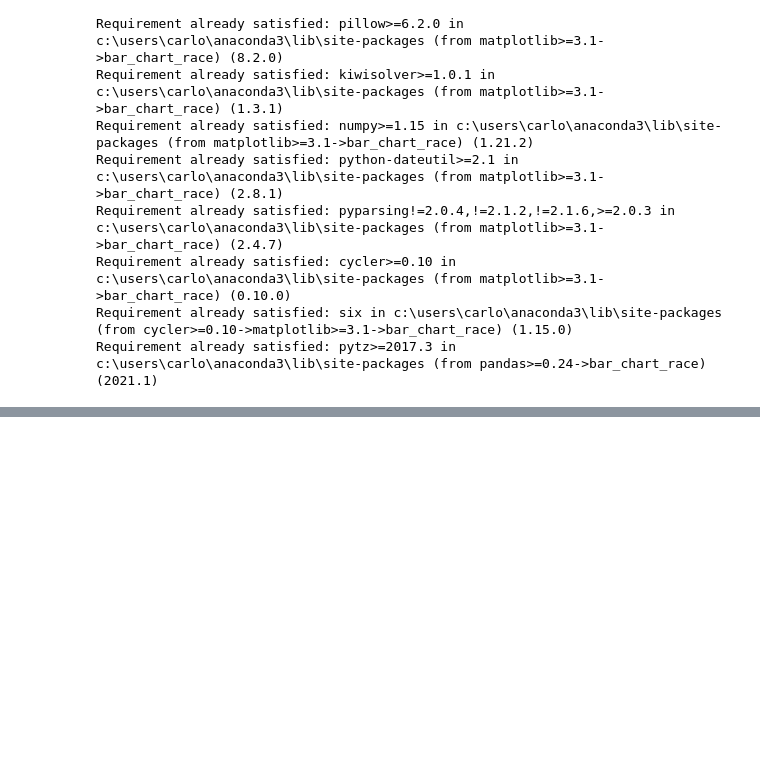
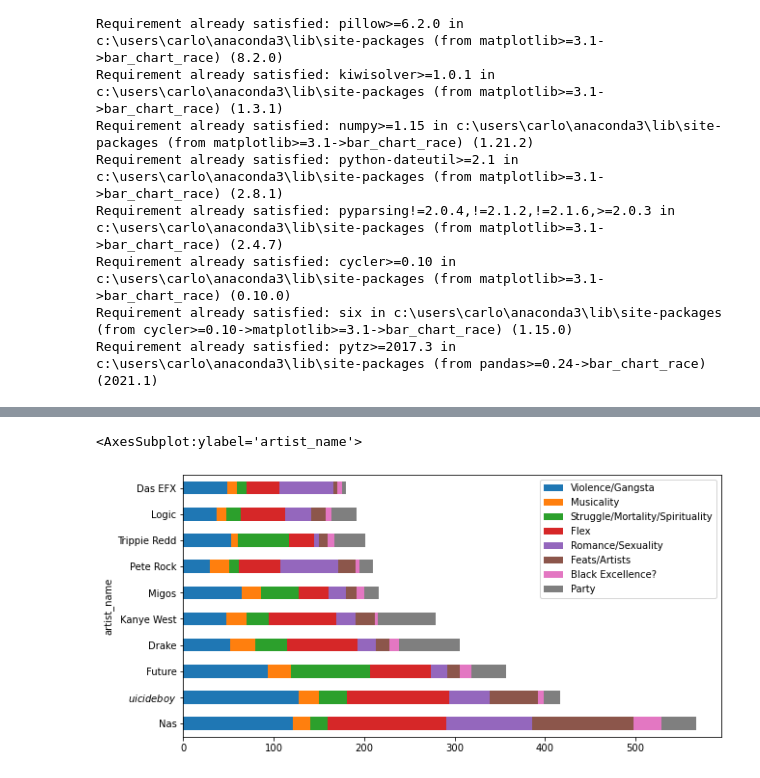
Before and after one commit to zack-tan/music-lyrics-analysis, a Jupyter notebook: topics visualization.ipynb, the cells around one changed output, grey strips where cells are left out. Cells and saved outputs as stored; diff of their text form; code cells hidden in the pictures; blank space fills up the shorter version.

```diff
--- a/topics visualization.ipynb
+++ b/topics visualization.ipynb
@@ -190,0 +368,8 @@ df_topics2.iloc[:,1:-1].div(df_topics2.iloc[:,1:-1].sum(axis=1), axis=0) ],
+# %%
+df_topics2 = df[['artist_name']].join(df_ranked)
+# %%
+df_topics2['count'] = 1
+# %%
+df_topics2=df_topics2.groupby('artist_name').sum().reset_index()
+# %%
+df_topics2 = df_topics2.nlargest(10, 'count')
@@ -190,0 +392,5 @@ df_topics2.iloc[:,1:-1].div(df_topics2.iloc[:,1:-1].sum(axis=1), axis=0) ],
+# %%
+df_topics2.set_index('artist_name').iloc[:,:-1].plot(kind='barh', stacked=True,figsize=(10,5))
+# %% [output]
+<AxesSubplot:ylabel='artist_name'>
+[figure, added]
```
Also changed, not shown: parts of 48 cells of this notebook.
